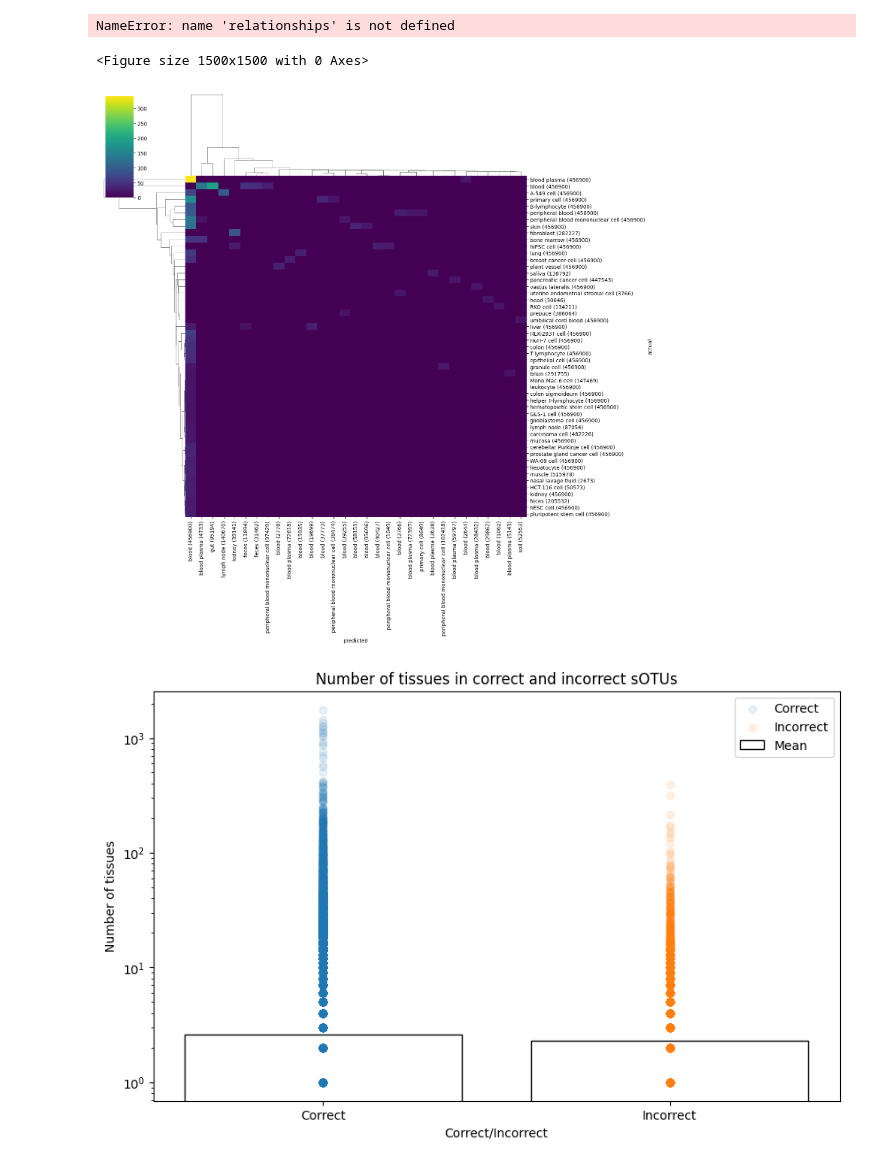
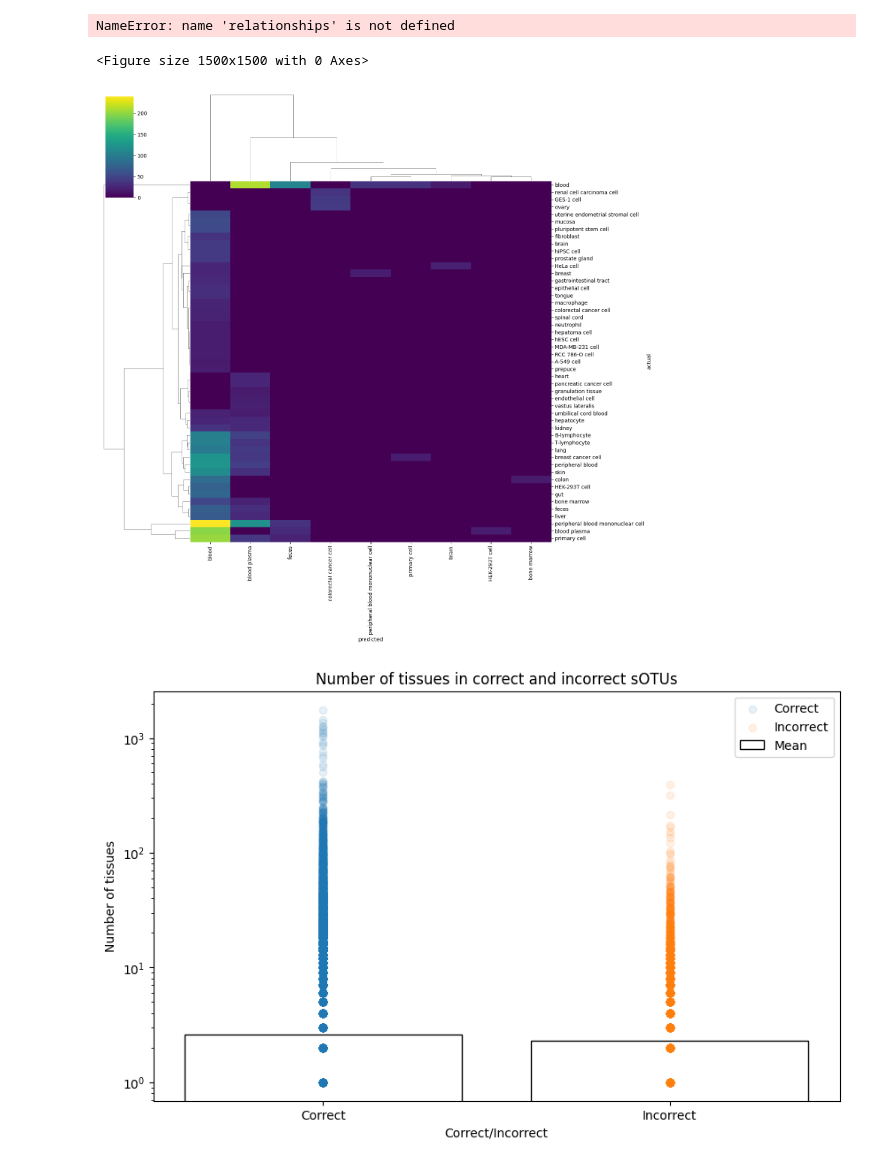
Before and after one commit to serratus-bio/virus-knowledge-graph, a Jupyter notebook: jobs/graph_learning/notebooks/knowledge-propagation.ipynb, the cells around one changed output. Cells and saved outputs as stored; diff of their text form; code cells hidden in the pictures.

```diff
--- a/jobs/graph_learning/notebooks/knowledge-propagation.ipynb
+++ b/jobs/graph_learning/notebooks/knowledge-propagation.ipynb
@@ -30,9 +30,10 @@ NEO4J_PASSWORD = os.environ.get('NEO4J_PASSWORD')
 
 DATA_DIR = '/mnt/graphdata/lpa/'
 
+SOTU_TISSUE_PROJECTION_NAME = 'SOTU-tissue-dataset'
 RANDOM_SEED = 42
-RESAMPLE_DATASET = True
-USE_HUMAN_TISSUE_ONLY = False
+RESAMPLE_DATASET = False
+USE_HUMAN_TISSUE_ONLY = True
 USE_HOST_RELS = False
 MASK_RATIO = 0.5
 # %% [markdown]
@@ -592,7 +593,7 @@ def get_community_stats(communities, sotu_to_tissues, sotu_to_node_id, nodes):
     nodes = nodes.set_index('nodeId')
 
     for community_id in community_ids:
-        if i % 100 == 0:
+        if i % 1000 == 0:
             print(f'Processing community {i}...')
         i += 1
         community_rows = communities.loc[community_id]
@@ -1134,11 +1134,11 @@ print(correct / (correct + incorrect))
 # %%
 # v2: create projection using tmp neo4j db edges and nodes
 
-sotu_tissue_projection_name = 'SOTU-tissue-dataset'
+SOTU_TISSUE_PROJECTION_NAME = 'SOTU-tissue-dataset'
 
 gds = get_gds_client()
-if gds.graph.exists(sotu_tissue_projection_name)['exists']:
-    gds.graph.drop(gds.graph.get(sotu_tissue_projection_name))
+if gds.graph.exists(SOTU_TISSUE_PROJECTION_NAME)['exists']:
+    gds.graph.drop(gds.graph.get(SOTU_TISSUE_PROJECTION_NAME))
 
 
 def add_sotu_tissue_relationships(rows):
@@ -1251,7 +1251,7 @@ remove_all_sotu_host_relationships()
 |  |
 # %%
 # LPA / community detection
-projection = gds.graph.get(sotu_tissue_projection_name)
+projection = gds.graph.get(SOTU_TISSUE_PROJECTION_NAME)
 # communities = get_lpa_communities(projection, node_weight_property=None, seed_property='seedId', edge_weight_property='weight')
 # communities = get_lpa_communities(projection, node_weight_property=None, seed_property=None, edge_weight_property='percentIdentity')
 communities = get_leiden_communities(projection, edge_weight_property='percentIdentity')
@@ -1592,38 +1600,38 @@ NameError: name 'relationships' is not defined
 heatmap_rows = []
 
 for sotu in incorrect_sotus:
     node_id = sotu_to_node_id[sotu_to_node_id['sotu'] == sotu].index[0]
     predicted_community_id = communities[communities['nodeId'] == node_id]['communityId'].values[0]
     predicted = community_stats[predicted_community_id]['most_common_tissue']
     predicted = bto_to_name[predicted]
     actual = most_common_btoId.loc[sotu]['btoId']
     actual_tissue_id = tissue_to_node_id[tissue_to_node_id['btoId'] == actual]['nodeId'].values[0]
     actual_community_id = communities[communities['nodeId'] == actual_tissue_id]['communityId'].values[0]
     actual = bto_to_name[actual]
     heatmap_rows.append({
         'sotu': sotu,
-        'predicted': f'{predicted} ({predicted_community_id})',
-        'actual': f'{actual} ({actual_community_id})',
-        # 'predicted': predicted,
-        # 'actual': actual,
+        # 'predicted': f'{predicted} ({predicted_community_id})',
+        # 'actual': f'{actual} ({actual_community_id})',
+        'predicted': predicted,
+        'actual': actual,
     })
 
 incorrect_debug_rows = pd.DataFrame(heatmap_rows)
 # plot top 10 incorrect predictions
 incorrect_debug_rows = incorrect_debug_rows[incorrect_debug_rows['actual'] != incorrect_debug_rows['predicted']]
 incorrect_debug_rows = incorrect_debug_rows.groupby(['actual', 'predicted']).size().nlargest(75).unstack()
 
 # incorrect_debug_rows = incorrect_debug_rows.groupby(['actual', 'predicted']).size().unstack()
 # incorrect_debug_rows = incorrect_debug_rows.unstack()
 incorrect_debug_rows = incorrect_debug_rows.fillna(0)
 plt.figure(figsize=(15, 15))
 
 # sns.heatmap(incorrect_debug_rows, cmap='viridis')
 sns.clustermap(incorrect_debug_rows, cmap='viridis',  figsize=(15, 15)) # cbar=False, row_cluster=False, col_cluster=False
 plt.show()
 # %% [output]
 <Figure size 1500x1500 with 0 Axes>
-[figure, old version]
+[figure, new version]
 # %%
 # compare number of tissues in correct and incorrect sotus
 correct_tissues = []
```
Also changed, not shown: parts of 13 cells of this notebook, 13 other files.
